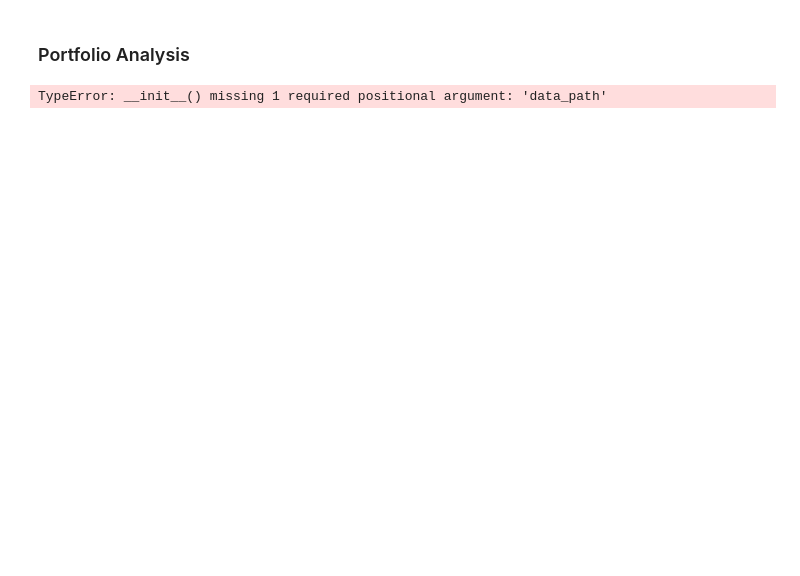
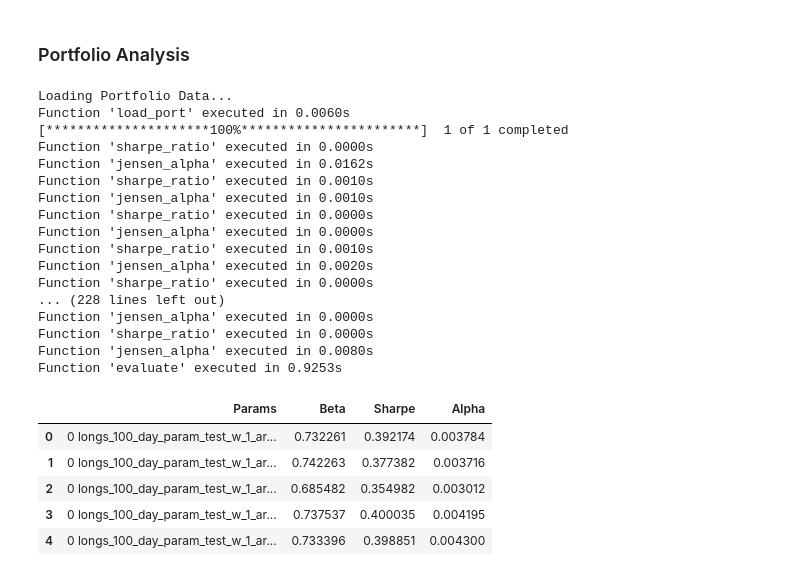
Before and after one commit to conquerv0/rsm2013, a Jupyter notebook: quant/backtest.ipynb, the cells around one changed output. Drawn from its saved outputs; the diff is of its cells as text; code cells hidden in the pictures; blank space fills up the shorter version.

Commit message:
Analyzer: Step1

```diff
--- a/quant/backtest.ipynb
+++ b/quant/backtest.ipynb
@@ -133,8 +133,32 @@ def port_analysis(path_list: list, scales: pd.Series, mkt_port: pd.DataFrame):
     return df_metric
 # %%
 analyzer = ReturnAnalyzer(w1_path)
+df_metric = analyzer.evaluate()
+df_metric.head()
 # %% [output]
-TypeError: __init__() missing 1 required positional argument: 'data_path'
+Loading Portfolio Data...
+Function 'load_port' executed in 0.0060s
+[*********************100%***********************]  1 of 1 completed
+Function 'sharpe_ratio' executed in 0.0000s
+Function 'jensen_alpha' executed in 0.0162s
+Function 'sharpe_ratio' executed in 0.0010s
+Function 'jensen_alpha' executed in 0.0010s
+Function 'sharpe_ratio' executed in 0.0000s
+Function 'jensen_alpha' executed in 0.0000s
+Function 'sharpe_ratio' executed in 0.0010s
+Function 'jensen_alpha' executed in 0.0020s
+Function 'sharpe_ratio' executed in 0.0000s
+... (228 lines left out)
+Function 'jensen_alpha' executed in 0.0000s
+Function 'sharpe_ratio' executed in 0.0000s
+Function 'jensen_alpha' executed in 0.0080s
+Function 'evaluate' executed in 0.9253s
+|  | Params | Beta | Sharpe | Alpha |
+| 0 | 0 longs_100_day_param_test_w_1_ar... | 0.732261 | 0.392174 | 0.003784 |
+| 1 | 0 longs_100_day_param_test_w_1_ar... | 0.742263 | 0.377382 | 0.003716 |
+| 2 | 0 longs_100_day_param_test_w_1_ar... | 0.685482 | 0.354982 | 0.003012 |
+| 3 | 0 longs_100_day_param_test_w_1_ar... | 0.737537 | 0.400035 | 0.004195 |
+| 4 | 0 longs_100_day_param_test_w_1_ar... | 0.733396 | 0.398851 | 0.004300 |
 # %%
 sample_port =  pd.read_csv(w1_path[4])
 sample_port = sample_port.dropna()
```
Also changed, not shown: parts of 2 cells of this notebook, 1 other file.
